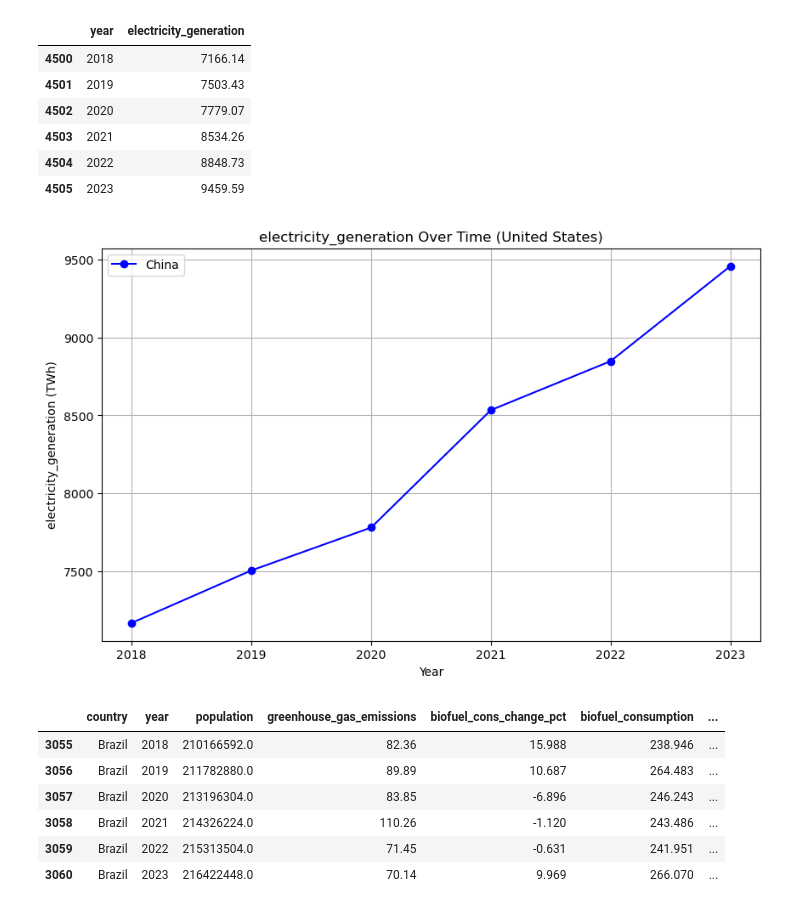
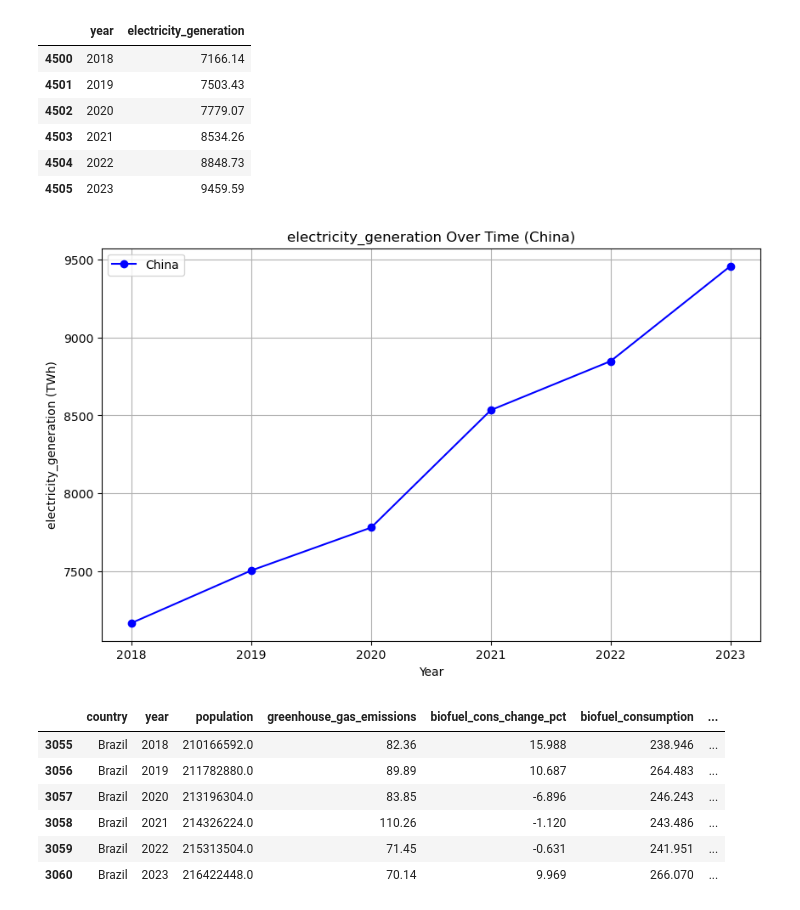
Before and after one commit to qwewe6/Project1_group4, a Jupyter notebook: Adrian/Project1.ipynb, the cells around one changed output. Cells and saved outputs as stored; diff of their text form; code cells hidden in the pictures.

```diff
--- a/Adrian/Project1.ipynb
+++ b/Adrian/Project1.ipynb
@@ -63,7 +205,7 @@ North_American_Countries_df
 asian_countries_df=energy_data_raw_df.loc[
     energy_data_raw_df["country"].isin(asian_countries),
     ["country","year","population","greenhouse_gas_emissions","biofuel_cons_change_pct",
-     "biofuel_consumption","electricity_demand","electricity_generation","fossil_fuel_consumption"]
+     "biofuel_consumption","electricity_demand","electricity_generation","energy_cons_change_pct","fossil_fuel_consumption"]
 ]
 asian_countries_df
 # %% [output]
@@ -325,18 +467,18 @@ china_line_el
 # %%
 
 plt.figure(figsize=(10, 6))
 plt.plot(china_line_el["year"], china_line_el["electricity_generation"], marker='o', linestyle='-', color='b', label=("China"))
 
 plt.xlabel("Year")
 plt.ylabel("electricity_generation (TWh)")
-plt.title("electricity_generation Over Time (United States)")
+plt.title("electricity_generation Over Time (China)")
 plt.legend()
 plt.grid(True)
 
 plt.savefig("chinaele.png")
 plt.show()
 # %% [output]
-[figure, old version]
+[figure, new version]
 # %%
 brazil_df
 # %% [output]
```
Also changed, not shown: parts of 43 cells of this notebook, 20 other files.
